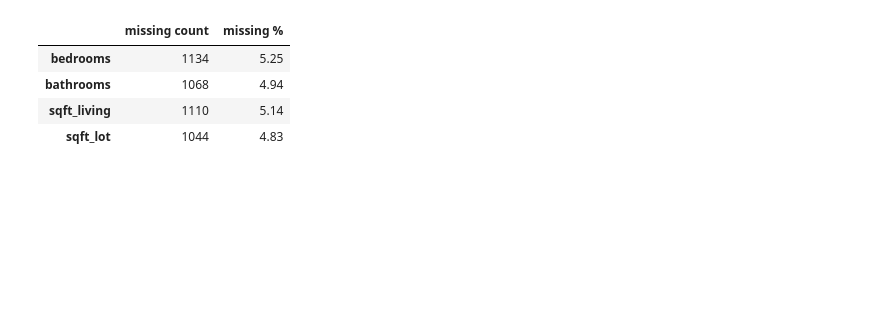
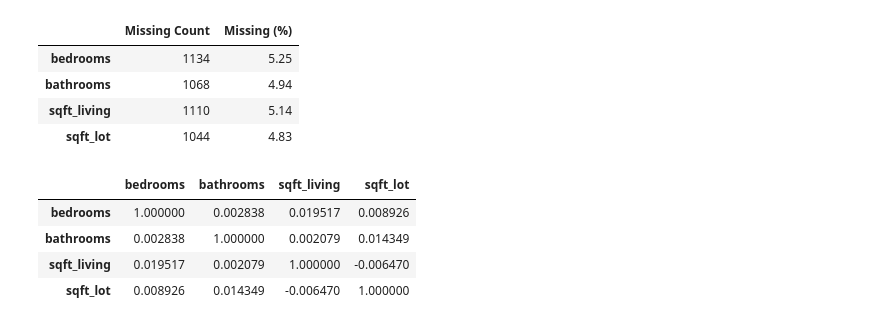
Before and after one commit to jblackman-bit/ads_500b_final_project, a Jupyter notebook: EDA/EDA_Asher.ipynb, the cells around one changed output. Cells and saved outputs as stored; diff of their text form; code cells hidden in the pictures; blank space fills up the shorter version.

```diff
--- a/EDA/EDA_Asher.ipynb
+++ b/EDA/EDA_Asher.ipynb
@@ -44,18 +69,37 @@ memory usage: 3.5+ MB
 # %%
-na = df.isna()
-na_counts = na.sum()
-na_pct = (na.mean() * 100).round(2)
+def missing_summary(df):
+    """
+    Generate summary of missing values.
 
-na_summary = pd.DataFrame({
-    'missing count': na_counts,
-    'missing %': na_pct
-})
+    Returns count and percentage of missing observations
+    for variables with at least one missing entry.
+    """
+    na_counts = df.isna().sum()
+    na_pct = (df.isna().mean() * 100).round(2)
 
-na_summary = na_summary[na_summary['missing count'] > 0]
-display(na_summary)
+    summary = pd.DataFrame({
+        'Missing Count': na_counts,
+        'Missing (%)': na_pct
+    })
+
+    return summary[summary['Missing Count'] > 0]
+
+
+# Display missing value summary
+display(missing_summary(df))
+
+
+# Evaluate co-occurrence of missingness across key variables
+na_corr = df[['bedrooms', 'bathrooms', 'sqft_living', 'sqft_lot']].isna().corr()
+display(na_corr)
 # %% [output]
-|  | missing count | missing % |
+|  | Missing Count | Missing (%) |
 | bedrooms | 1134 | 5.25 |
 | bathrooms | 1068 | 4.94 |
 | sqft_living | 1110 | 5.14 |
 | sqft_lot | 1044 | 4.83 |
+|  | bedrooms | bathrooms | sqft_living | sqft_lot |
+| bedrooms | 1.000000 | 0.002838 | 0.019517 | 0.008926 |
+| bathrooms | 0.002838 | 1.000000 | 0.002079 | 0.014349 |
+| sqft_living | 0.019517 | 0.002079 | 1.000000 | -0.006470 |
+| sqft_lot | 0.008926 | 0.014349 | -0.006470 | 1.000000 |
```
Also changed, not shown: parts of 14 cells of this notebook.
